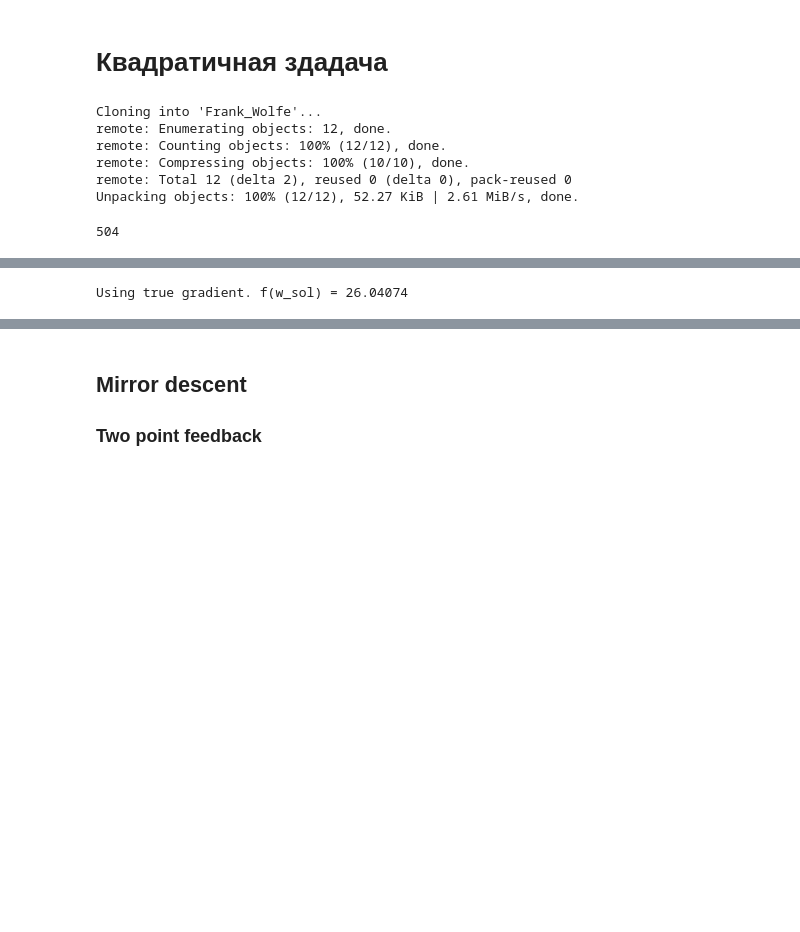
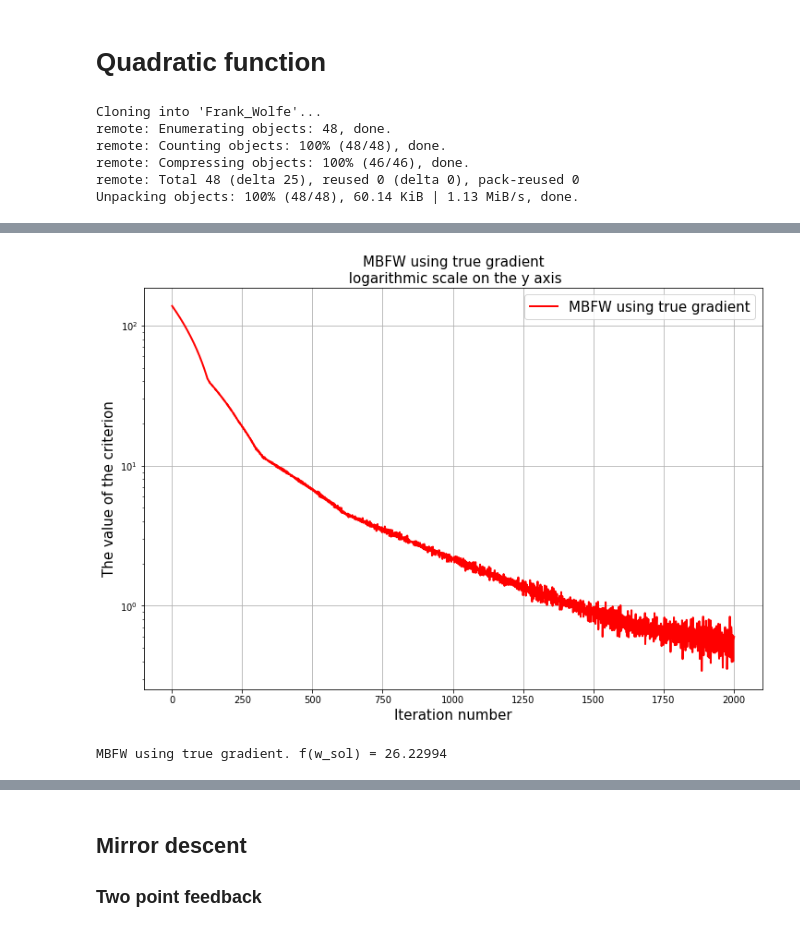
Before and after one commit to minashkinvladislav/Frank_Wolfe, a Jupyter notebook: first_experiment.ipynb, the cells around one changed output, grey strips where cells are left out. Saved outputs shown, nothing was run; the diff lists cells and outputs as text; code cells hidden in the pictures; blank space fills up the shorter version.

```diff
--- a/first_experiment.ipynb
+++ b/first_experiment.ipynb
@@ -1,13 +1,14 @@
 # %% [markdown]
 <a href="https://colab.research.google.com/github/minashkinvladislav/Frank_Wolfe/blob/main/first_experiment.ipynb" target="_parent"><img src="https://colab.research.google.com/assets/colab-badge.svg" alt="Open In Colab"/></a>
-# %% [markdown]
-# Квадратичная здадача
+# %% [markdown]
+# Quadratic function
 # %%
 import shutil
 from pathlib import Path
 tree = Path()
-if "Frank_Wolfe" in tree.iterdir():
-    shutil.rmtree("Frank_Wolfe")
+for file in tree.iterdir():
+    if str(file) == "Frank_Wolfe":
+        shutil.rmtree("Frank_Wolfe")
 import numpy as np
 from getpass import getpass
 !git clone https://github.com/minashkinvladislav/Frank_Wolfe
@@ -15,13 +16,12 @@ from Frank_Wolfe import models
 from importlib import reload
 # %% [output]
 Cloning into 'Frank_Wolfe'...
-remote: Enumerating objects: 12, done.
-remote: Counting objects: 100% (12/12), done.
-remote: Compressing objects: 100% (10/10), done.
-remote: Total 12 (delta 2), reused 0 (delta 0), pack-reused 0
-Unpacking objects: 100% (12/12), 52.27 KiB | 2.61 MiB/s, done.
+remote: Enumerating objects: 48, done.
+remote: Counting objects: 100% (48/48), done.
+remote: Compressing objects: 100% (46/46), done.
+remote: Total 48 (delta 25), reused 0 (delta 0), pack-reused 0
+Unpacking objects: 100% (48/48), 60.14 KiB | 1.13 MiB/s, done.
 # %%
-# задание нашей задачи и ее гиперпараметров
 def f(x, args):
     np.random.seed(args['seed'])
     xi = args['sigma'] * np.random.standard_normal(1)
@@ -36,10 +36,15 @@ args['mu'] = 1
 args['L'] = 1000
 args['func'] = f
 args['seed'] = 18
+
 args['A'] = models.generate_A(args['d'], args['mu'],
                               args['L'], args['seed'])
+
 np.random.seed(args['seed'])
 w_0 = np.random.random_sample(args['d'])
 w_0 = np.abs(w_0) / np.linalg.norm(w_0, ord = 1)
+
+# models params
+args['batch_size'] = 10
+args['sigma'] = 1
+args['gamma'] = 1e-6
-# %% [output]
-504
@@ -52,9 +53,17 @@ args['batch_size'] = 1
 def const_gamma(k, func, nabla_f, x_curr, x_sol, args):
     return 1. / args['L']
 
-Gradient_Descent = models.GradientDescent(f, nabla_f_true, x_0=w_0, max_steps=10**4,
+def momentum_k(k, f, nabla_f, x_k, x_sol, args):
+    return k/(k+1)
+
+Gradient_Descent = models.GradientDescent(f, nabla_f_true, x_0=w_0, max_steps=2000,
                                           gamma_k=const_gamma, args=args,
-                                          criterium='gap', use_mirror=True)
-w_sol, _, _ = Gradient_Descent.search()
-print("Using true gradient. f(w_sol) = %.5f" % f(w_sol, args))
+                                          criterium='gap', use_mbfw=True, momentum_k=momentum_k)
+w_sol, errors_true, _ = Gradient_Descent.search()
+itrerations_true = [range(1, len(errors_true) + 1)]
+errors_true = [errors_true]
+labels_true = ["MBFW using true gradient"]
+title = "MBFW using true gradient"
+models.make_err_plot(itrerations_true, errors_true, labels_true, title, markers=[None]*100)
+print("MBFW using true gradient. f(w_sol) = %.5f" % f(w_sol, args))
 # %% [output]
@@ -61 +71,2 @@ print("Using true gradient. f(w_sol) = %.5f" % f(w_sol, args))
+[figure, added]
-Using true gradient. f(w_sol) = 26.04074
+MBFW using true gradient. f(w_sol) = 26.22994
```
Also changed, not shown: parts of 29 cells of this notebook.
